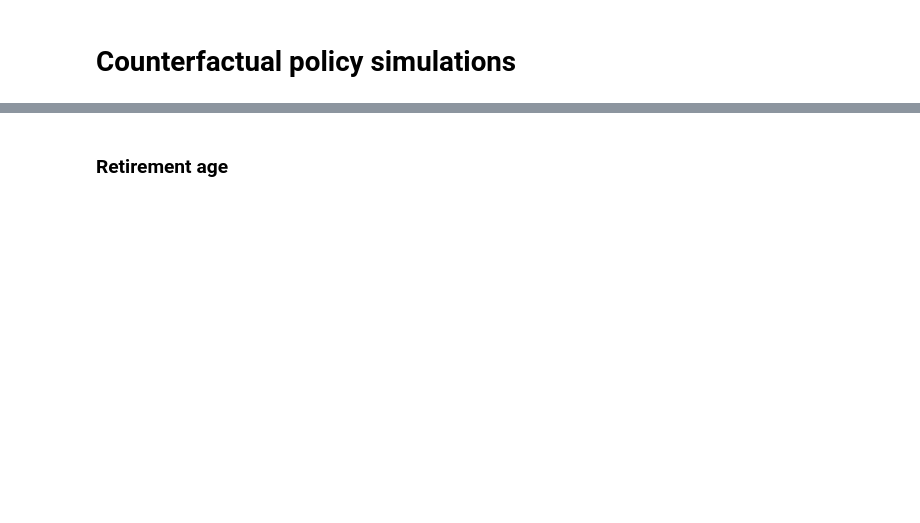
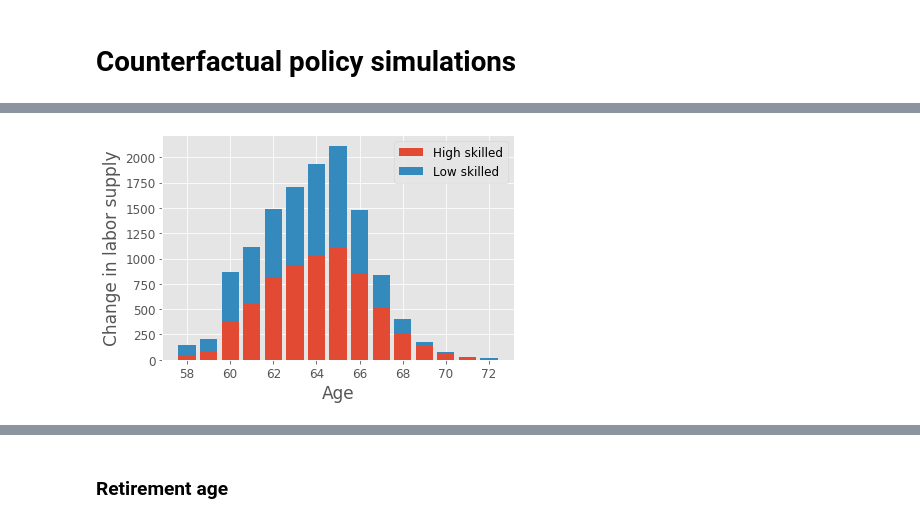
Before and after one commit to mathiassunesen/Speciale_retirement, a Jupyter notebook: Main/Experiments.ipynb, the cells around one changed output, grey strips where cells are left out. Drawn from its saved outputs; the diff is of its cells as text; code cells hidden in the pictures; blank space fills up the shorter version.

```diff
--- a/Main/Experiments.ipynb
+++ b/Main/Experiments.ipynb
@@ -40,0 +58,4 @@ del RestCouple
+# %%
+figs.LS_bar(LS['Couple'],ages=[58,72],save=False)
+# %% [output]
+[figure, added]
```
Also changed, not shown: parts of 25 cells of this notebook, 19 other files.
